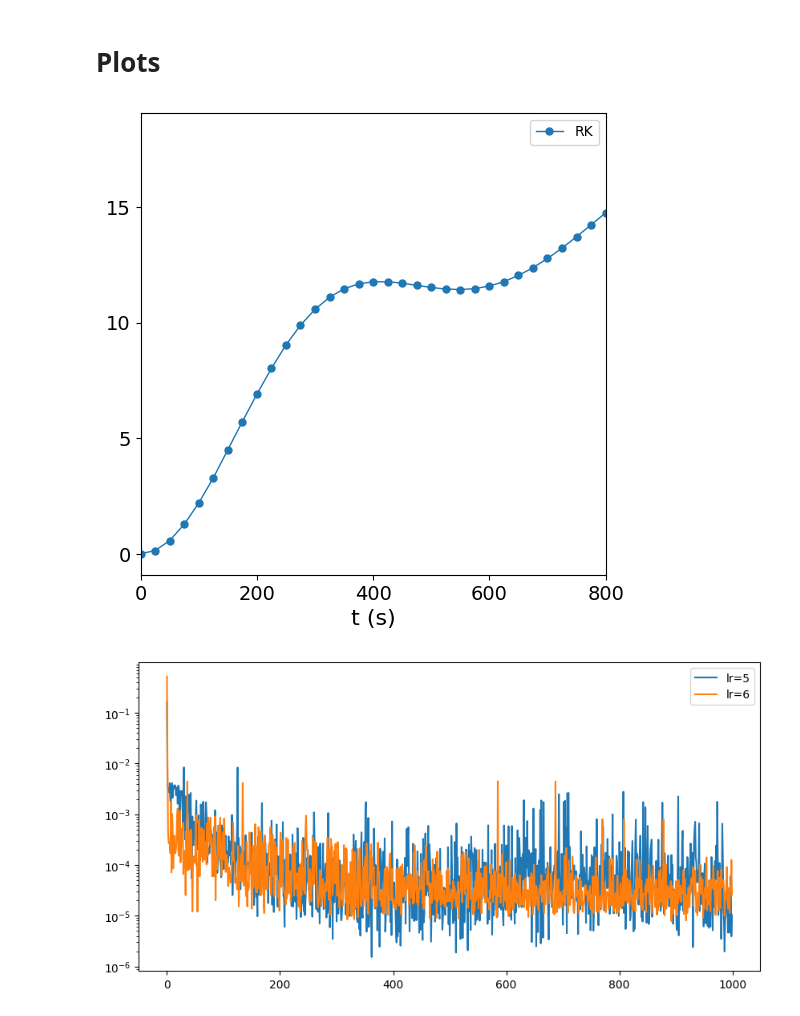
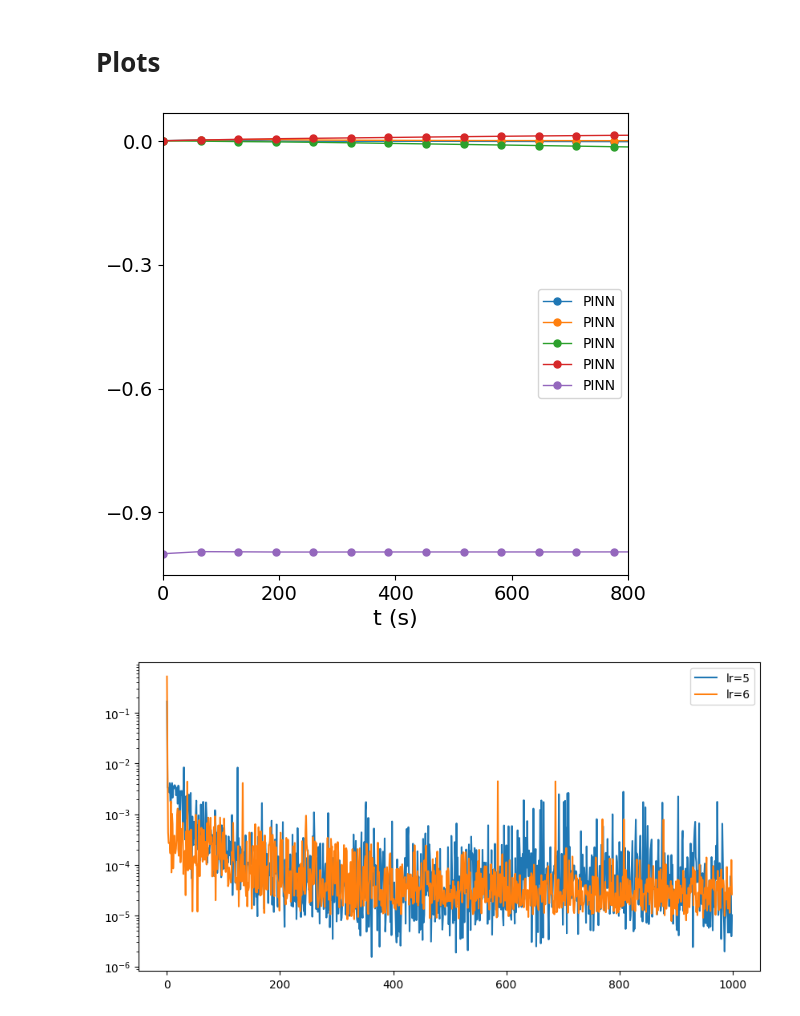
Before and after one commit to AndresMartnz/Spin, a Jupyter notebook: plot.ipynb, the cells around one changed output. Saved outputs shown, nothing was run; the diff lists cells and outputs as text; code cells hidden in the pictures.

```diff
--- a/plot.ipynb
+++ b/plot.ipynb
@@ -217,8 +221,8 @@ class FourierLayer(tf.keras.layers.Layer):
         return tf.concat([tf.sin(projection), tf.cos(projection)], axis=-1)
 # %%
 # *We set the inicial conditions
-x0 = [0, 0, 0, 0, 0, 0, -1, -1]
-N_total=2
+x0 = [0, 0, 0, 0, -1]
+N_total=1
 # %%
 # * Input and output neurons (from the data)
 input_neurons = 1
@@ -248,9 +252,9 @@ t_red=np.linspace(tmin,tmax,N_train)
 t_red=np.reshape(t_red,(N_train,1))
 
 
-model.load_weights(f"pesos/inter=4_t={tmax}_lr=1e-05.h5")
-y_pred_lr5 = model.predict(t_red)
+# model.load_weights(f"pesos/inter=4_t={tmax}_lr=1e-05.h5")
+# y_pred_lr5 = model.predict(t_red)
 
-model.load_weights(f"pesos/inter=4_t={tmax}_lr=1e-06.h5")
+model.load_weights(f"pesos/inter=4_t=800_lr=1e-06_test1.h5")
 y_pred_lr6=model.predict(t_red)
 # %% [output]
@@ -327,50 +327,50 @@ fig, ax = plt.subplots(dpi=100)
 aux=y_pred_lr5[:,-1]/2/np.pi*1e6
 t_red=t_red*2
 #* PINN
-# ax.plot(t_red,
-#         sigma_lr5,
+ax.plot(t_red,
+        y_pred_lr6,
+        marker='o',
+        markersize=5,
+        linestyle='solid',
+        linewidth=1,
+        label=r"PINN")
+
+#* PINN
+# ax.plot(x_RK,
+#         y_RK,
 #         marker='o',
-#         markersize=5,
+#         markersize=5.0,
 #         linestyle='solid',
 #         linewidth=1,
-#         label=r"PINN")
-
-#* PINN
-ax.plot(x_RK,
-        y_RK,
-        marker='o',
-        markersize=5.0,
-        linestyle='solid',
-        linewidth=1,
-        label=r"RK")
+#         label=r"RK")
 # ax.plot(t_red, sigma_lr6, marker='o',markersize=3.0, linestyle='solid', linewidth=0, label=r"lr=10$^{-6}$")
 
 #*"Chinchetas"
 # ax.plot(aux1, chinchetas_sz2, "o", markersize=6)
 
 
 ax.tick_params(axis='both', which='major', labelsize=14)
 
 ax.set_xlabel('t (s)', fontsize=16)
 
 #* Adds a legend
 ax.legend(fontsize=19, frameon=False)
 ax.legend()
 
 ax.xaxis.set_major_locator(ticker.MaxNLocator(4))
 ax.yaxis.set_major_locator(ticker.MaxNLocator(4))
 
 plt.grid(False)  # Optional
 # plt.legend(bbox_to_anchor=(0,1.02,1,0.2), loc="lower left",
 #                 mode="expand", borderaxespad=0, ncol=2,fontsize=12)
 ax.set_xlim(0,800)
 fig.set_size_inches(6,6)
 #?Save the plot
 #fig.savefig(f'figuras definitivas/Black_hole_velocity_chinchetas={N_intervalo}_y={y_ini}_N={N_train}_.png',bbox_inches='tight', dpi=600)
 
 plt.show()
 # %% [output]
-[figure, old version]
+[figure, new version]
 # %%
 loss5=[]
 loss_IC5=[]
```
Also changed, not shown: parts of 3 cells of this notebook, 2 other files.
